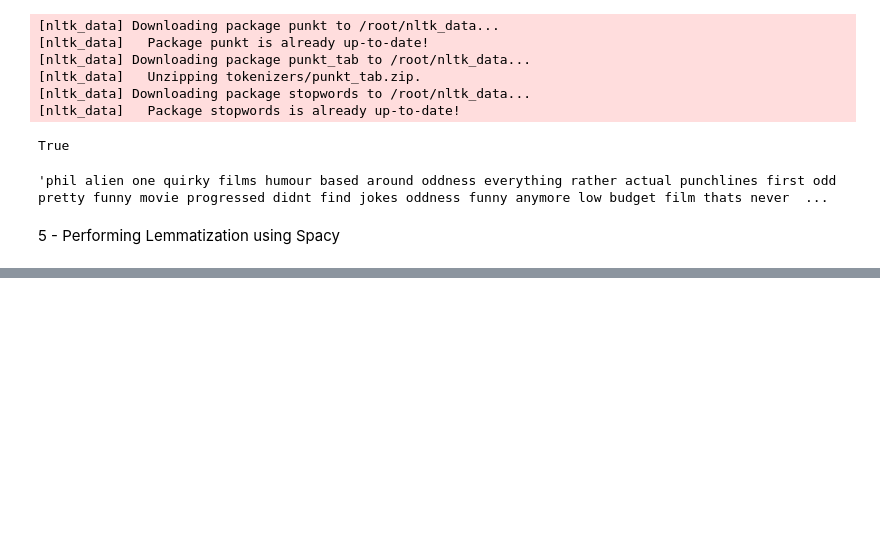
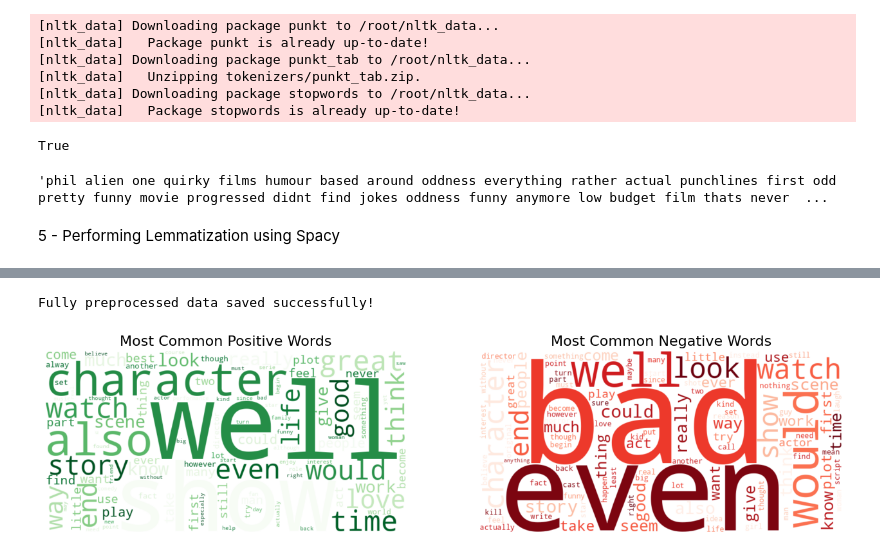
Before and after one commit to YoussefDiaa1/Project-ITI, a Jupyter notebook: English.ipynb, the cells around one changed output, grey strips where cells are left out. Drawn from its saved outputs; the diff is of its cells as text; code cells hidden in the pictures; blank space fills up the shorter version.

```diff
--- a/English.ipynb
+++ b/English.ipynb
@@ -158,9 +154,0 @@ nlp = spacy.load('en_core_web_sm')
-# %%
-def Lemmatization(text):
-  n_text = []
-  doc = nlp(text)
-  for token in doc:
-    n_text.append(token.lemma_)
-  return " ".join(n_text)
-# %%
-df.review = df.review.apply(Lemmatization)
@@ -166,0 +246,8 @@ df.review = df.review.apply(Lemmatization)
+# %%
+# Save the fully preprocessed data
+preprocessed_df = df[['review', 'sentiment']]
+preprocessed_df.to_csv('/content/drive/MyDrive/D/IMDB_Dataset_Fully_Preprocessed.csv', index=False)
+
+print("Fully preprocessed data saved successfully!")
+# %% [output]
+Fully preprocessed data saved successfully!
@@ -166,0 +257,44 @@ df.review = df.review.apply(Lemmatization)
+# %%
+import matplotlib.pyplot as plt
+from wordcloud import WordCloud
+from nltk.corpus import stopwords
+
+# Use NLTK stopwords + custom stopwords for lemmatized forms
+stop_words = set(stopwords.words('english'))
+custom_stopwords = {"film", "movie", "one", "like", "get", "go", "see", "make", "say", "be"}
+stop_words = stop_words.union(custom_stopwords)
+
+# Generate text for positive and negative reviews
+positive_reviews = " ".join(df[df['sentiment'] == 'positive']['review'])
+negative_reviews = " ".join(df[df['sentiment'] == 'negative']['review'])
+
+# Generate positive WordCloud
+positive_wc = WordCloud(width=800, height=400,
+                        background_color='white',
+                        colormap='Greens',
+                        stopwords=stop_words,
+                        max_words=100).generate(positive_reviews)
+
+# Generate negative WordCloud
+negative_wc = WordCloud(width=800, height=400,
+                        background_color='white',
+                        colormap='Reds',
+                        stopwords=stop_words,
+                        max_words=100).generate(negative_reviews)
+
+# Plot side by side
+plt.figure(figsize=(16, 8))
+
+plt.subplot(1, 2, 1)
+plt.imshow(positive_wc, interpolation='bilinear')
+plt.axis("off")
+plt.title("Most Common Positive Words", fontsize=16)
+
+plt.subplot(1, 2, 2)
+plt.imshow(negative_wc, interpolation='bilinear')
+plt.axis("off")
+plt.title("Most Common Negative Words", fontsize=16)
+
+plt.show()
+# %% [output]
+[figure, added]
```
Also changed, not shown: parts of 5 cells of this notebook.
